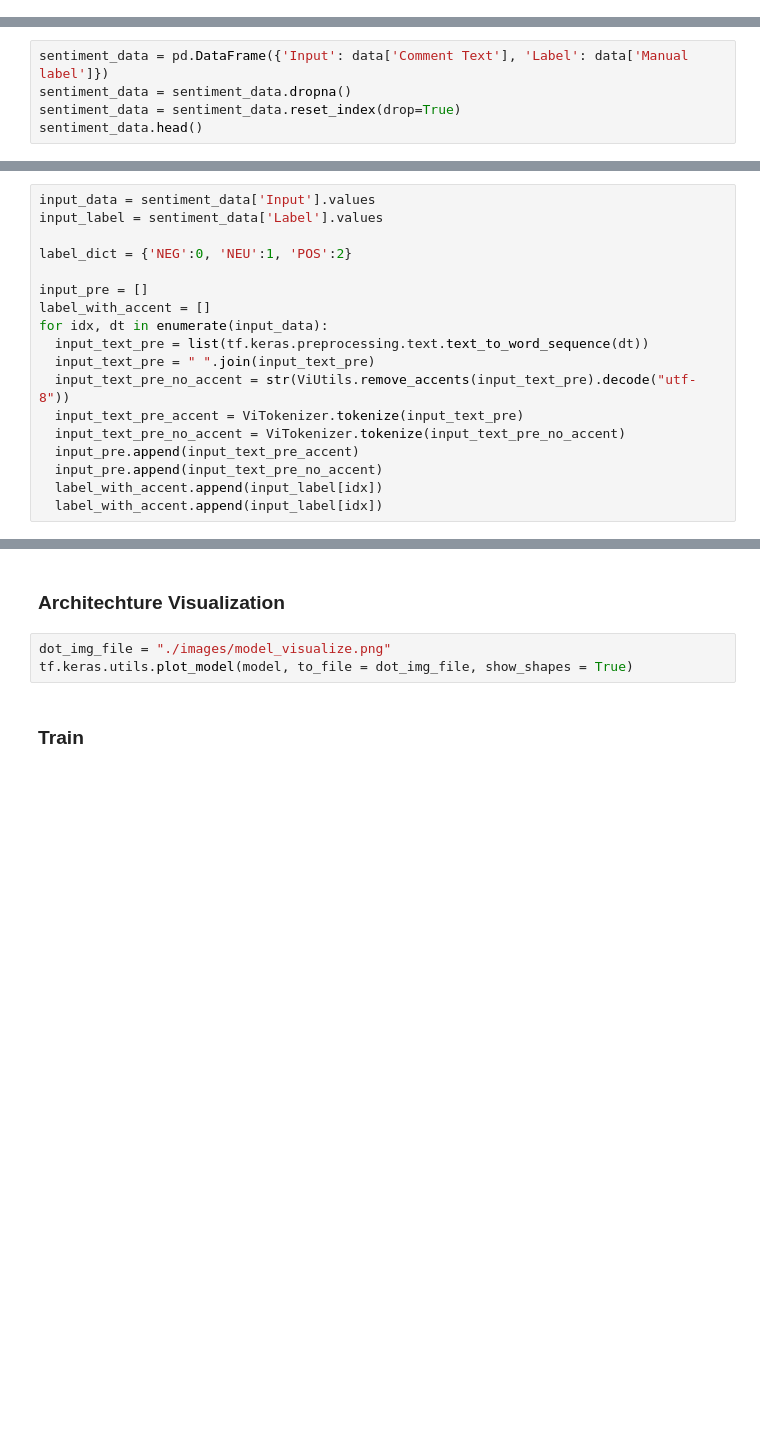
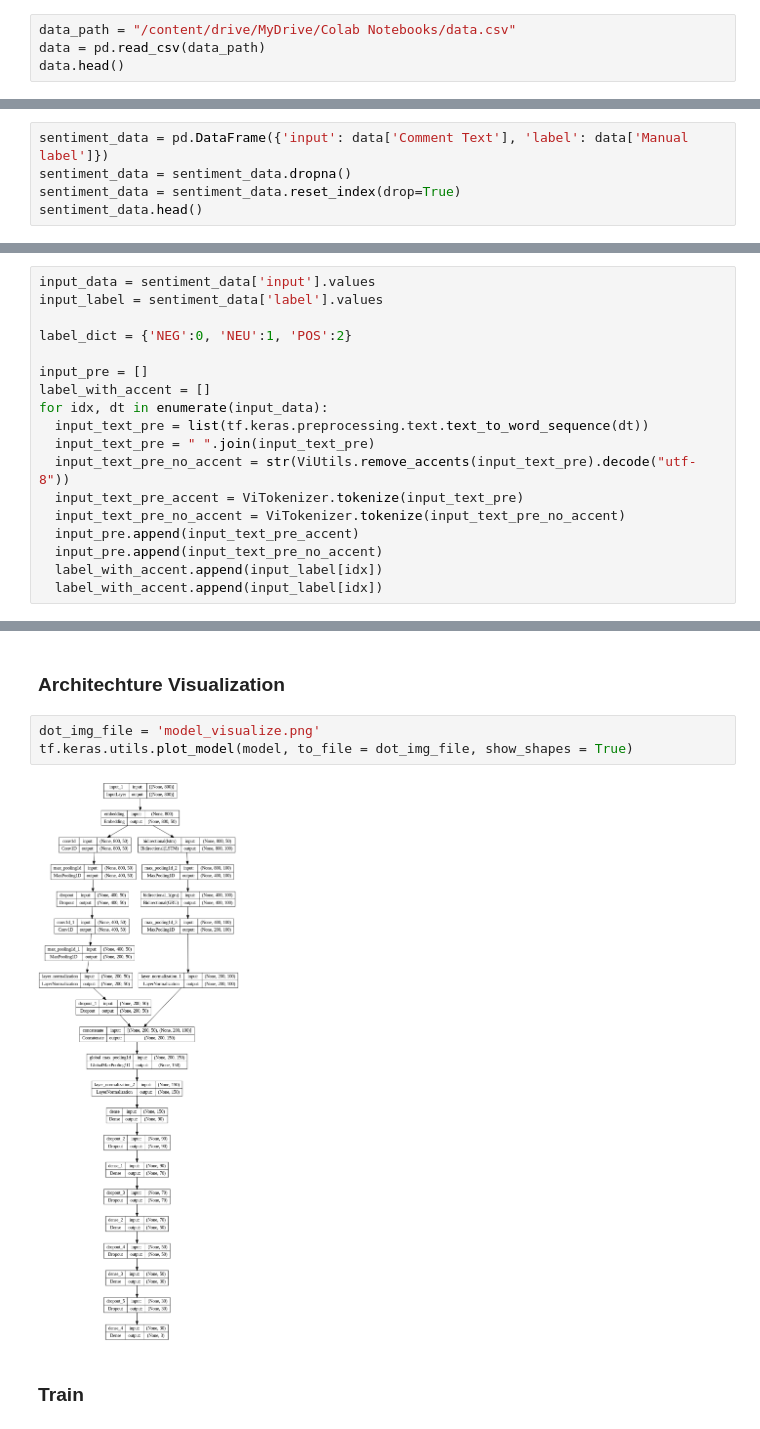
Before and after one commit to LeDinhNguyen/sentiment_analysis, a Jupyter notebook: model.ipynb, the cells around one changed output, grey strips where cells are left out. Saved outputs shown, nothing was run; the diff lists cells and outputs as text; blank space fills up the shorter version.

```diff
--- a/model.ipynb
+++ b/model.ipynb
@@ -24,0 +41,4 @@ data.head()
+# %%
+data_path = "/content/drive/MyDrive/Colab Notebooks/data.csv"
+data = pd.read_csv(data_path)
+data.head()
@@ -25,5 +52,5 @@ data.head()
 # %%
-sentiment_data = pd.DataFrame({'Input': data['Comment Text'], 'Label': data['Manual label']})
+sentiment_data = pd.DataFrame({'input': data['Comment Text'], 'label': data['Manual label']})
 sentiment_data = sentiment_data.dropna()
 sentiment_data = sentiment_data.reset_index(drop=True)
 sentiment_data.head()
@@ -30,8 +64,8 @@ sentiment_data.head()
 # %% [markdown]
 ### Preprocessing Data
 # %%
-input_data = sentiment_data['Input'].values
-input_label = sentiment_data['Label'].values
+input_data = sentiment_data['input'].values
+input_label = sentiment_data['label'].values
 
 label_dict = {'NEG':0, 'NEU':1, 'POS':2}
 
@@ -147,8 +229,10 @@ model.summary()
 # %% [markdown]
 ### Architechture Visualization
 # %%
-dot_img_file = "./images/model_visualize.png"
+dot_img_file = 'model_visualize.png'
 tf.keras.utils.plot_model(model, to_file = dot_img_file, show_shapes = True)
+# %% [output]
+[figure, added]
 # %% [markdown]
 ### Train
 # %%
```
Also changed, not shown: parts of 15 cells of this notebook.
